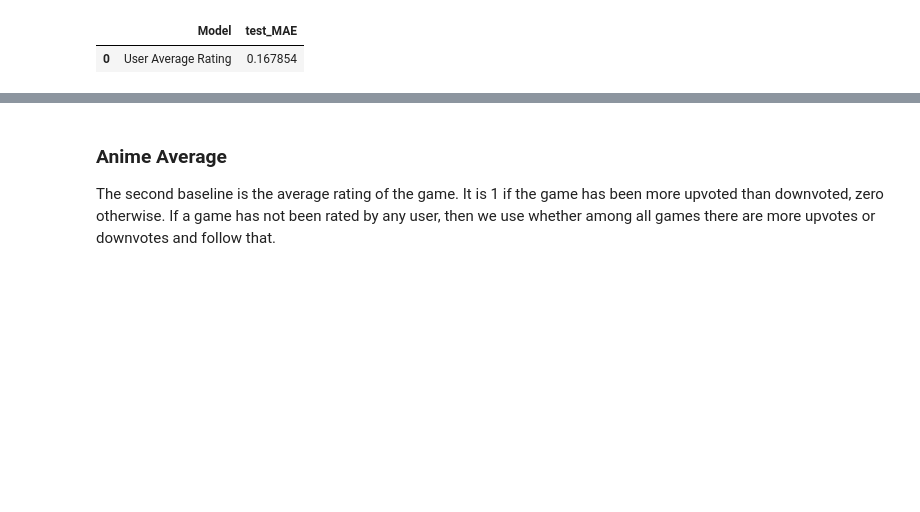
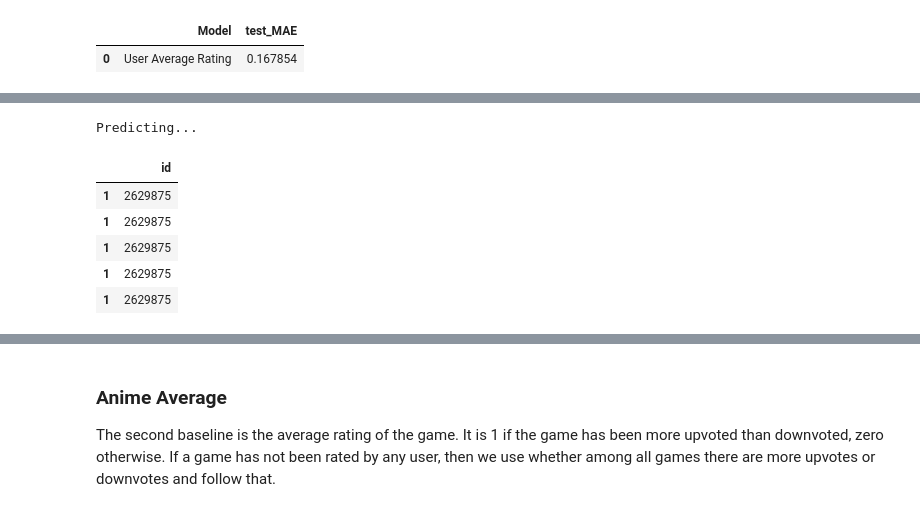
Before and after one commit to akseljoonas/rec-system-MLFortnight, a Jupyter notebook: main_model.ipynb, the cells around one changed output, grey strips where cells are left out. Saved outputs shown, nothing was run; the diff lists cells and outputs as text; code cells hidden in the pictures; blank space fills up the shorter version.

```diff
--- a/main_model.ipynb
+++ b/main_model.ipynb
@@ -418,0 +439,10 @@ Predicting...
+# %%
+test_pred = user_average_rating.predict(test)
+# %% [output]
+Predicting...
+|  | id |
+| 1 | 2629875 |
+| 1 | 2629875 |
+| 1 | 2629875 |
+| 1 | 2629875 |
+| 1 | 2629875 |
```
Also changed, not shown: parts of 7 cells of this notebook.
